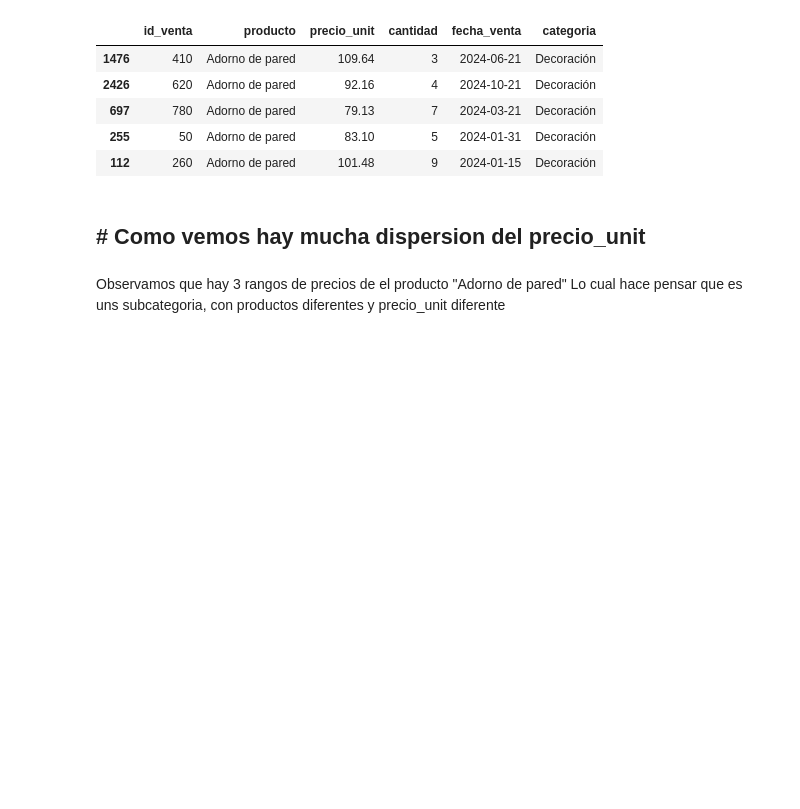
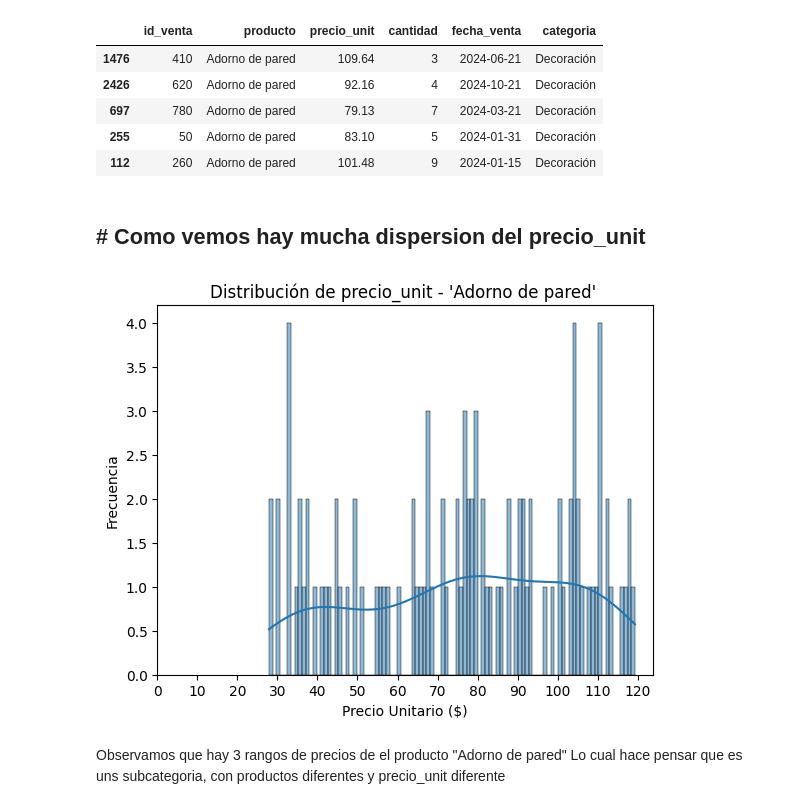
Before and after one commit to alex-degarate/DAnalytics, a Jupyter notebook: preproyecto/anexo_2.ipynb, the cells around one changed output. Saved outputs shown, nothing was run; the diff lists cells and outputs as text; code cells hidden in the pictures; blank space fills up the shorter version.

```diff
--- a/preproyecto/anexo_2.ipynb
+++ b/preproyecto/anexo_2.ipynb
@@ -189,19 +176,21 @@ df_adorno_pared.head()
 # %%
 # @title
 # Agregamos un plot para visualizar graficamente la distribución
 import seaborn as sns
 import matplotlib.pyplot as plt
 import numpy as np
 
 sns.histplot(df_adorno_pared["precio_unit"], bins=100, kde=True, edgecolor="black")
-plt.title("Distribución de precio_unit ")
+plt.title("Distribución de precio_unit - 'Adorno de pared' ")
 plt.xlabel("Precio Unitario ($)")
 plt.ylabel("Frecuencia")
 
 # Seteamos x-axis ticks a intervalo s de 10
 plt.xticks(np.arange(0, df_adorno_pared["precio_unit"].max() + 10, 10))
 
 plt.show()
+# %% [output]
+[figure, added]
 # %% [markdown]
 Observamos que hay 3 rangos de precios de el producto "Adorno de pared"
 Lo cual hace pensar que es uns subcategoria, con productos diferentes y precio_unit diferente
```
Also changed, not shown: parts of 13 cells of this notebook.
